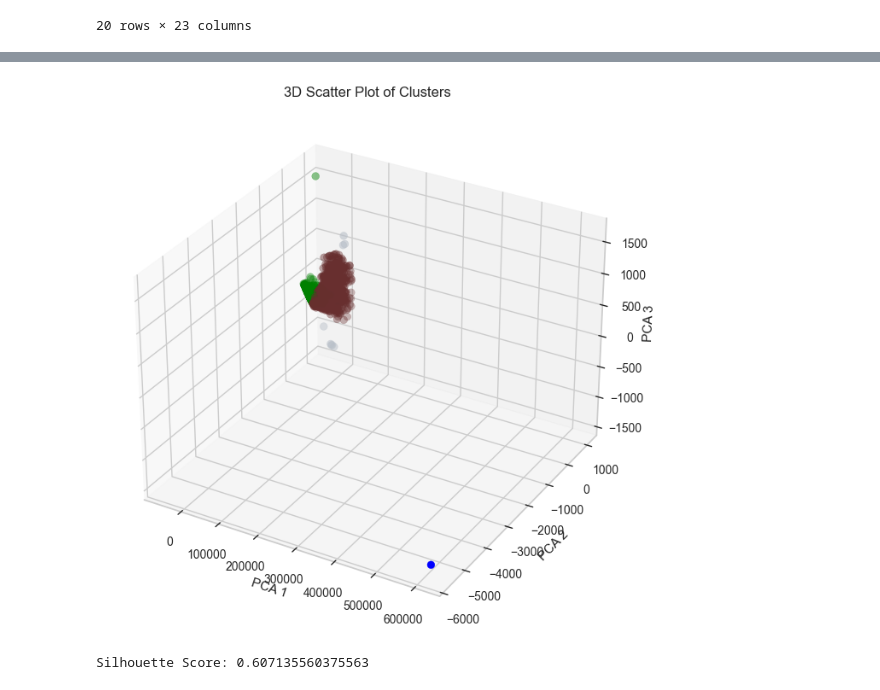
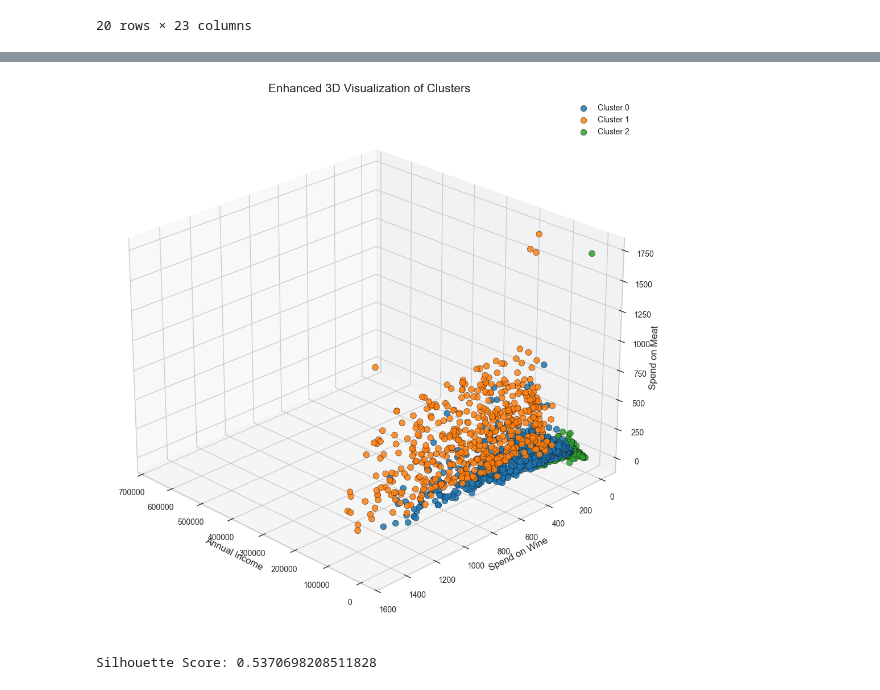
Before and after one commit to 0Ziad1/RetailSegmentation, a Jupyter notebook: RetailSegemetation.ipynb, the cells around one changed output, grey strips where cells are left out. Drawn from its saved outputs; the diff is of its cells as text; code cells hidden in the pictures.

```diff
--- a/RetailSegemetation.ipynb
+++ b/RetailSegemetation.ipynb
@@ -250 +261,10 @@ plt.show()
+# %%
+from sklearn.cluster import KMeans
+
+# Use the FINAL cleaned features to form clusters
+kmeans = KMeans(n_clusters=3, random_state=42)
+clusters = kmeans.fit_predict(df_corr)
+
+# Add clusters to df_corr
+df_corr["Cluster"] = clusters
 # %%
@@ -274,29 +292,57 @@ PCA_ds['Cluster'] = kmeans.fit_predict(PCA_ds[["col1","col2","col3"]])
 # %%
-from matplotlib import pyplot as plt
-from matplotlib import colors
+from mpl_toolkits.mplot3d import Axes3D
+import matplotlib.pyplot as plt
+import numpy as np
 
-fig = plt.figure(figsize=(10,8))
-ax = fig.add_subplot(1,1,1, projection='3d')
+# Extract features
+X = df_corr[["annual_income", "spend_wine", "spend_meat"]]
+labels = df_corr["Cluster"]
 
-# Make a colormap with 4 distinct colors
-cmap = colors.ListedColormap(["#682F2F", "#008000", "#0000FF", "#B9C0C9"])
+# Create a color map with strong contrast
+colors = ['#1f77b4', '#ff7f0e', '#2ca02c', '#d62728']  # blue, orange, green, red
 
-# x, y, z = your PCA components
-ax.scatter(x, y, z, s=40, c=PCA_ds["Cluster"], cmap=cmap)
+fig = plt.figure(figsize=(14, 10))
+ax = fig.add_subplot(111, projection="3d")
 
-ax.set_xlabel("PCA 1")
-ax.set_ylabel("PCA 2")
-ax.set_zlabel("PCA 3")
-ax.set_title("3D Scatter Plot of Clusters")
+# Plot each cluster separately for clarity
+for cluster_id in sorted(df_corr["Cluster"].unique()):
+    subset = df_corr[df_corr["Cluster"] == cluster_id]
+    ax.scatter(
+        subset["annual_income"],
+        subset["spend_wine"],
+        subset["spend_meat"],
+        s=60,
+        alpha=0.85,
+        color=colors[cluster_id % len(colors)],
+        label=f"Cluster {cluster_id}",
+        edgecolor="k",
+        linewidth=0.4
+    )
 
+# Styling
+ax.set_xlabel("Annual Income", fontsize=12)
+ax.set_ylabel("Spend on Wine", fontsize=12)
+ax.set_zlabel("Spend on Meat", fontsize=12)
+ax.set_title("Enhanced 3D Visualization of Clusters", fontsize=15)
+
+# Rotate for better angle
+ax.view_init(elev=25, azim=135)
+
+plt.legend()
+plt.tight_layout()
 plt.show()
 # %% [output]
-[figure, old version]
+[figure, new version]
 # %%
 from sklearn.metrics import silhouette_score
 
-score = silhouette_score(PCA_ds[["col1","col2","col3"]], PCA_ds['Cluster'])
+# Use only the selected features
+X_selected = df_corr[["annual_income", "spend_wine", "spend_meat"]]
+
+# Clusters
+labels = df_corr["Cluster"]
+
+score = silhouette_score(X_selected, labels)
 print("Silhouette Score:", score)
-# Closer to 1 → well-separated clusters, around 0 → overlapping, negative → bad assignment.
 # %% [output]
-Silhouette Score: 0.607135560375563
+Silhouette Score: 0.5370698208511828
```
Also changed, not shown: parts of 8 cells of this notebook.
